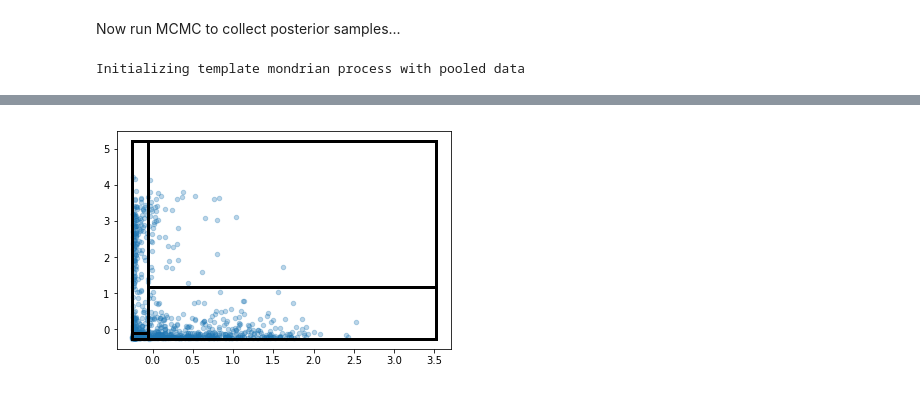
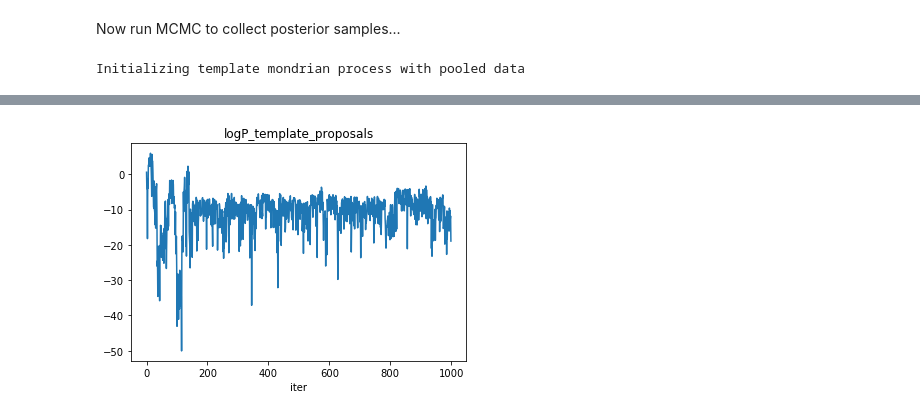
Before and after one commit to disiji/sandbox, a Jupyter notebook: fc_mondrian/Flow_Cytometry_Mondrian_Processes-Random-Effects.ipynb, the cells around one changed output, grey strips where cells are left out. Saved outputs shown, nothing was run; the diff lists cells and outputs as text; code cells hidden in the pictures.

```diff
--- a/fc_mondrian/Flow_Cytometry_Mondrian_Processes-Random-Effects.ipynb
+++ b/fc_mondrian/Flow_Cytometry_Mondrian_Processes-Random-Effects.ipynb
@@ -79,7 +79,7 @@ data_2d = data_2d[:1000,:]
 table_2d = table[['CD4','CD8']]
 
 data_2d_shifted = np.copy(data_2d)
-data_2d_shifted += np.array([1,1])
+data_2d_shifted += np.array([0.2,0.2])
 samples_2d = [data_2d, data_2d_shifted]
 
 
@@ -161,12 +161,15 @@ Now run MCMC to collect posterior samples...
 %%time
 
 n_mcmc_chain = 1
-n_mcmc_sample = 100
-mcmc_gaussin_std = 0.1
+n_mcmc_sample = 1000
+mcmc_gaussin_std = 0.01
 
 accepte_count_indiv = [0 for _ in range(n_samples)]
 accepte_count_template = 0
 joint_logP = []
+logP_template_proposals = []
+logP_template_prior = []
+logP_template_sample = [[] for _ in range(n_samples)]
 
 for chain in range(n_mcmc_chain):
     ### INITIALIZE template_mp AND indivi_mp_list
@@ -204,11 +207,16 @@ for chain in range(n_mcmc_chain):
         new_sample = Mondrian_Gaussian_perturbation(
                     theta_space_2d, template_mp, mcmc_gaussin_std)
 
-        log_p = joint_logP_Random_Effect(
-                template_mp, indiv_mp_list, np.array([]), table_2d, mcmc_gaussin_std)
+        log_p = joint_logP_Random_Effect(template_mp, indiv_mp_list,
+                [np.empty((0,table_2d.shape[1])) for _ in range(n_samples)], table_2d, mcmc_gaussin_std)
 
-        new_log_p = joint_logP_Random_Effect(
-                    new_sample, indiv_mp_list, np.array([]), table_2d, mcmc_gaussin_std)
+        new_log_p = joint_logP_Random_Effect(new_sample, indiv_mp_list,
+                [np.empty((0,table_2d.shape[1])) for _ in range(n_samples)], table_2d, mcmc_gaussin_std)
+
+        logP_template_proposals.append(new_log_p)
+        logP_template_sample[0].append(logP_Mondrian_Gaussian_perturbation(indiv_mp_list[0],template_mp,mcmc_gaussin_std))
+        logP_template_sample[1].append(logP_Mondrian_Gaussian_perturbation(indiv_mp_list[1],template_mp,mcmc_gaussin_std))
+        logP_template_prior.append(comp_log_p_prior(template_mp, table_2d, [1 for _ in range(table_2d.shape[1])]))
 
         if new_log_p >  log_p or \
         np.log(np.random.uniform(low=0, high=1.)) < new_log_p - log_p:
@@ -219,33 +227,55 @@ for chain in range(n_mcmc_chain):
                 template_mp, indiv_mp_list, samples_2d, table_2d, mcmc_gaussin_std))
 
 
-        if (idx + 1) % 50 == 0:
+        if (idx + 1) % 100 == 0:
             print "Drawing Sample %d ..." % (idx + 1)
             print "Acceptence rate of indiv mp, template mp: %.2f, %.2f, %.2f " \
                     % (accepte_count_indiv[0]*1.0/(idx+1), accepte_count_indiv[1]*1.0/(idx+1),\
                        accepte_count_template*1.0/(idx+1))
-            print "prior probability of the template: %.2f" % \
-                    comp_log_p_prior(template_mp, table_2d, [1 for _ in range(table_2d.shape[1])])
-            print "log likelihood of indiv mp given the template: %.2f, %.2f" % \
-                    ( logP_Mondrian_Gaussian_perturbation(indiv_mp_list[0],template_mp,mcmc_gaussin_std),\
-                     logP_Mondrian_Gaussian_perturbation(indiv_mp_list[1],template_mp,mcmc_gaussin_std))
+#             print "prior probability of the indiv mp: %.2f, %.2f" % \
+#                     (comp_log_p_prior(indiv_mp_list[0], table_2d, [1 for _ in range(table_2d.shape[1])]),\
+#                     comp_log_p_prior(indiv_mp_list[1], table_2d, [1 for _ in range(table_2d.shape[1])]))
+#             print "prior probability of the template: %.2f" % \
+#                     comp_log_p_prior(template_mp, table_2d, [1 for _ in range(table_2d.shape[1])])
+#             print "log likelihood of indiv mp given the template: %.2f, %.2f" % \
+#                     ( logP_Mondrian_Gaussian_perturbation(indiv_mp_list[0],template_mp,mcmc_gaussin_std),\
+#                      logP_Mondrian_Gaussian_perturbation(indiv_mp_list[1],template_mp,mcmc_gaussin_std))
 
 
-            plt.plot(joint_logP)
-            plt.xlabel("iter")
-            plt.title("log joint likelihood")
-            plt.show()
+plt.plot(joint_logP)
+plt.xlabel("iter")
+plt.title("log joint likelihood")
+plt.show()
 
-            plt.scatter(samples_2d[0][:,0], samples_2d[0][:,1],  s=20, alpha=.3)
-            print_partitions(indiv_mp_list[0])
-            plt.show()
+plt.plot(logP_template_proposals)
+plt.xlabel("iter")
+plt.title("logP_template_proposals")
+plt.show()
 
-            plt.scatter(samples_2d[1][:,0], samples_2d[1][:,1],  s=20, alpha=.3)
-            print_partitions(indiv_mp_list[1])
-            plt.show()
+plt.plot(logP_template_sample[0])
+plt.xlabel("iter")
+plt.title("logP_template_sample[0]")
+plt.show()
 
-            plt.scatter(pooled_data[:,0], pooled_data[:,1] ,s=20, alpha = .3)
-            print_partitions(template_mp)
-            plt.show()
+plt.plot(logP_template_sample[1])
+plt.xlabel("iter")
+plt.title("logP_template_sample[1]")
+plt.show()
+
+plt.plot(logP_template_prior)
+plt.xlabel("iter")
+plt.title("logP_template_prior ")
+plt.show()
+
+plt.scatter(samples_2d[0][:,0], samples_2d[0][:,1],  s=20, alpha=.3)
+print_partitions(indiv_mp_list[0])
+plt.show()
+
+plt.scatter(samples_2d[1][:,0], samples_2d[1][:,1],  s=20, alpha=.3)
+print_partitions(indiv_mp_list[1])
+plt.show()
+
+plt.scatter(pooled_data[:,0], pooled_data[:,1] ,s=20, alpha = .3)
+print_partitions(template_mp)
 # %% [output]
 Initializing template mondrian process with pooled data
@@ -259 +301 @@ log likelihood of indiv mp given the template: -29.92, -16.24
-[figure, old version]
+[figure, new version]
```
Also changed, not shown: parts of 3 cells of this notebook, 2 other files.
